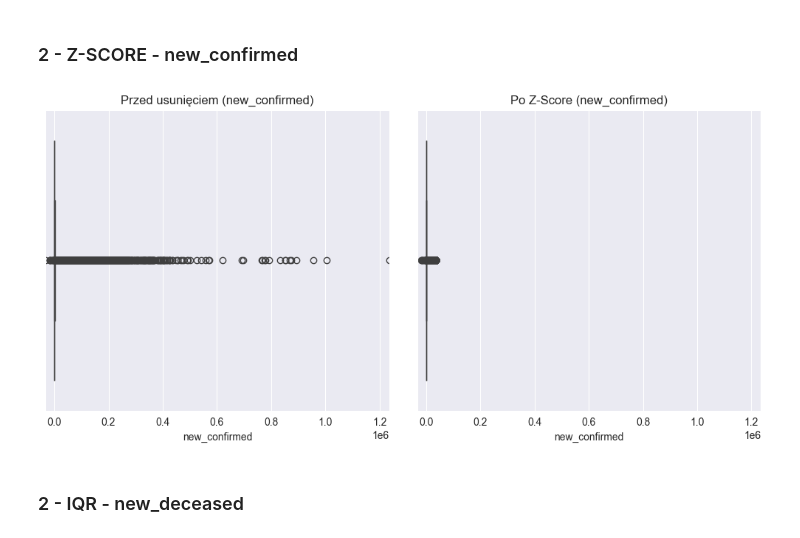
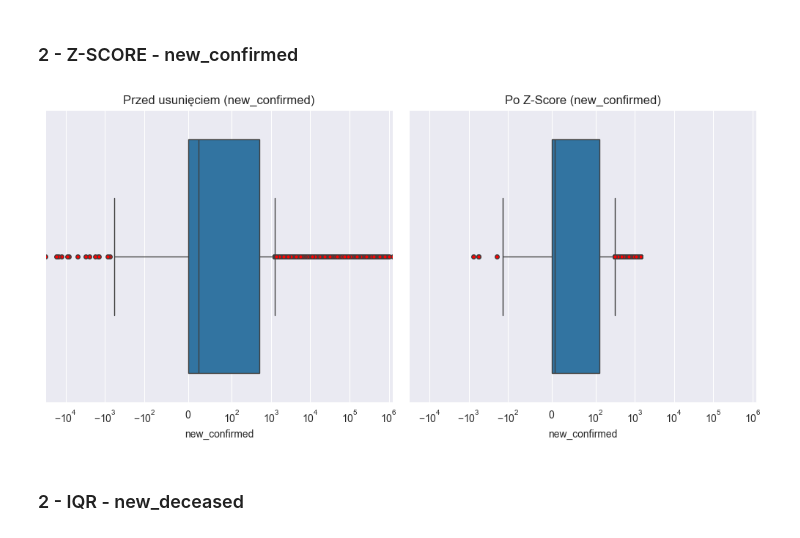
Before and after one commit to Goul4sh/BigData, a Jupyter notebook: Zad2/Zad2.ipynb, the cells around one changed output. Saved outputs shown, nothing was run; the diff lists cells and outputs as text; code cells hidden in the pictures.

```diff
--- a/Zad2/Zad2.ipynb
+++ b/Zad2/Zad2.ipynb
@@ -323,31 +316,35 @@ df2
 # %%
 z_scores = zscore(df_zscore["new_confirmed"])
 abs_z_scores = np.abs(z_scores)
 
 threshold = 2
 filtered_entries = abs_z_scores < threshold
 
 xmin = df["new_confirmed"].min()
 xmax = df["new_confirmed"].max()
 
-# Usuwamy outliery
 df_zscore = df_zscore[filtered_entries]
 
-# Wykres przed i po
 plt.figure(figsize=(10, 5))
+
+
 plt.subplot(1, 2, 1)
-sns.boxplot(x=df["new_confirmed"])
+sns.boxplot(x=df["new_confirmed"], flierprops  = flierprops)
 plt.title("Przed usunięciem (new_confirmed)")
 plt.xlim(xmin, xmax)
+plt.xscale('symlog',linthresh =100)
+
 
 plt.subplot(1, 2, 2)
-sns.boxplot(x=df_zscore["new_confirmed"])
+sns.boxplot(x=df_zscore["new_confirmed"], flierprops  = flierprops)
 plt.title("Po Z-Score (new_confirmed)")
 plt.tight_layout()
 plt.xlim(xmin, xmax)
+plt.xscale('symlog',linthresh =100)
+
 plt.show()
 # %% [output]
-[figure, old version]
+[figure, new version]
 # %% [markdown]
 ### 2 - IQR - new_deceased
 # %%
```
Also changed, not shown: parts of 14 cells of this notebook.
